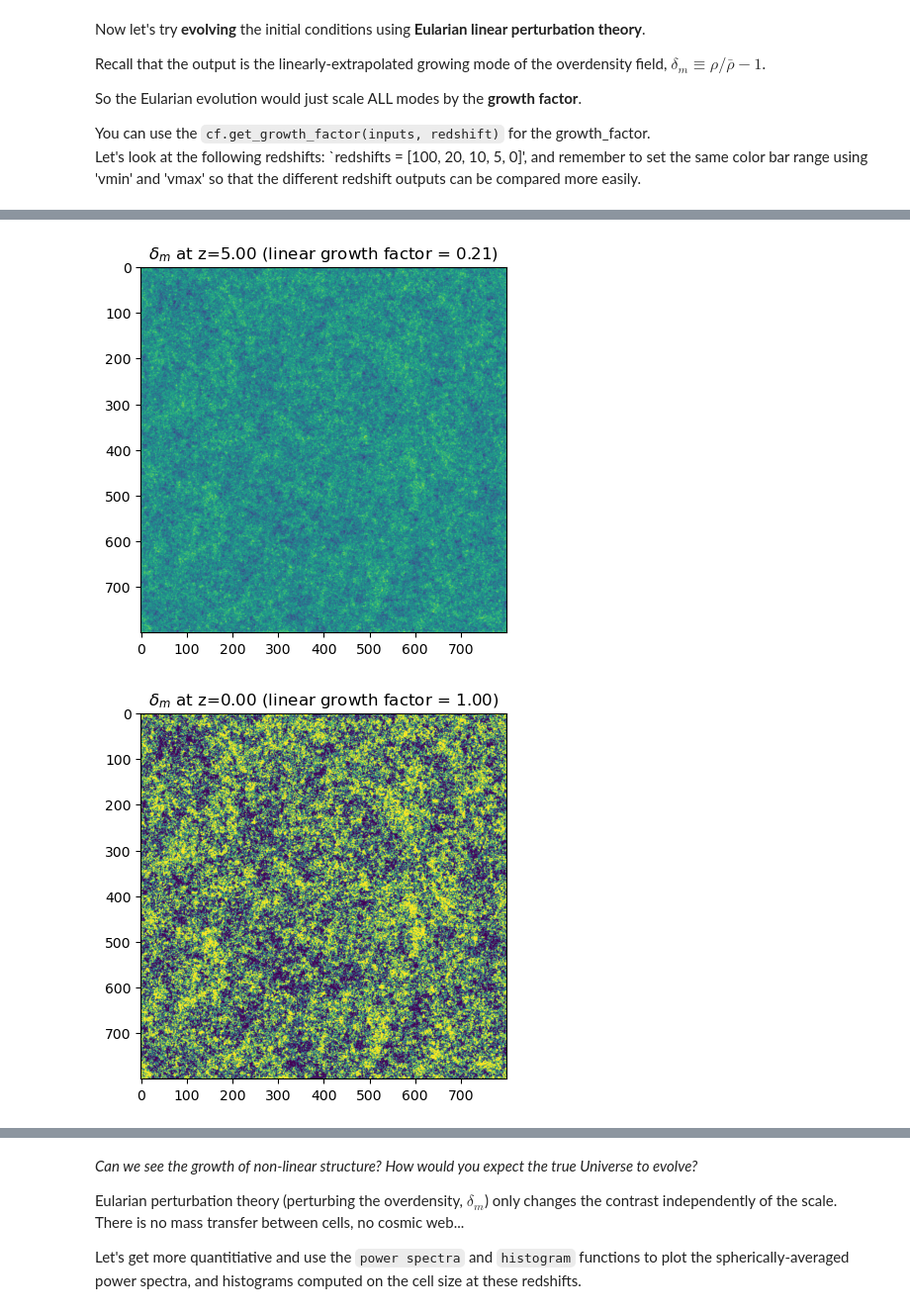
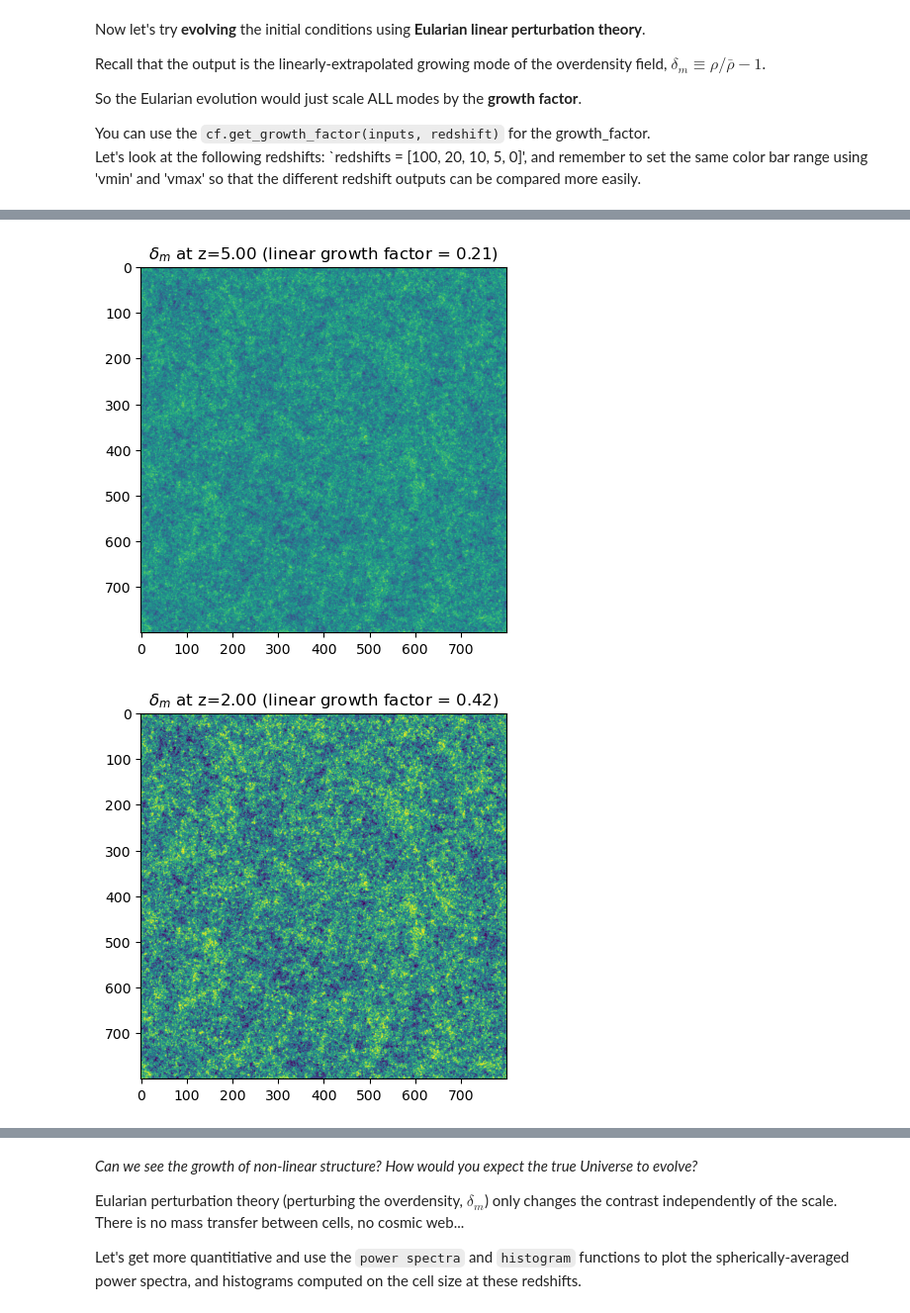
Before and after one commit to 21cmfast/Structure-Formation, a Jupyter notebook: tutorials/01-perturb.ipynb, the cells around one changed output, grey strips where cells are left out. Shown at 99% size. Cells and saved outputs as stored; diff of their text form; code cells hidden in the pictures.

```diff
--- a/tutorials/01-perturb.ipynb
+++ b/tutorials/01-perturb.ipynb
@@ -64,15 +64,15 @@ You can use the `cf.get_growth_factor(inputs, redshift)` for the growth_factor.<
 Let's look at the following redshifts: `redshifts = [100, 20, 10, 5, 0]', and remember to set the same color bar range using 'vmin' and 'vmax' so that the different redshift outputs can be compared more easily.
 # %%
 # let us loop over redshifts and update the plots above
-redshifts = [100, 20, 10, 5, 0]
+redshifts = [100, 20, 10, 5, 2, 0]
 for z in redshifts:
     D = cf.get_growth_factor(inputs=inputs, redshift=z) # compute the linear growth factor
     plt.imshow(initial_conditions.hires_density.value[:,:,0] * D, vmin=-5, vmax=5) # plot 2D slice; to be replaced
     plt.title(f"$\\delta_m$ at z={z:.2f} (linear growth factor = {D:.2f})")
     plt.show()
 # %% [output]
 [figure]
 [figure]
 [figure]
 [figure]
-[figure, old version]
+[figure, new version]
```
Also changed, not shown: parts of 7 cells of this notebook.
